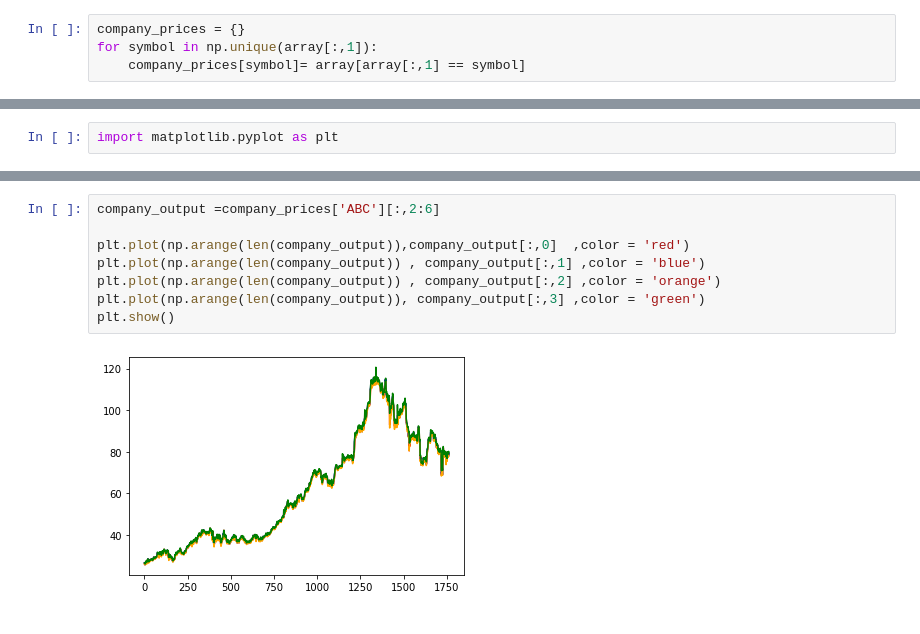
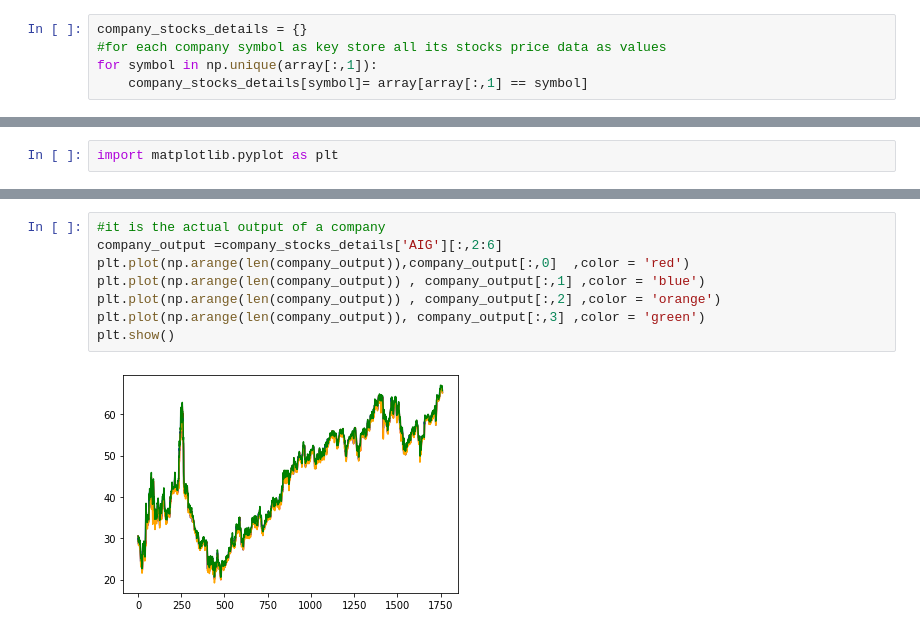
Before and after one commit to adarshkumar00/Asknbid_project, a Jupyter notebook: AsknBid_stocks_price_predict.ipynb, the cells around one changed output, grey strips where cells are left out. Drawn from its saved outputs; the diff is of its cells as text.

```diff
--- a/AsknBid_stocks_price_predict.ipynb
+++ b/AsknBid_stocks_price_predict.ipynb
@@ -62,5 +56,6 @@ df4.head()
 # %%
-company_prices = {}
+company_stocks_details = {}
+#for each company symbol as key store all its stocks price data as values
 for symbol in np.unique(array[:,1]):
-    company_prices[symbol]= array[array[:,1] == symbol]
+    company_stocks_details[symbol]= array[array[:,1] == symbol]
 # %%
@@ -222,10 +259,10 @@ print(company_output.shape)
 # %%
-company_output =company_prices['ABC'][:,2:6]
-
+#it is the actual output of a company
+company_output =company_stocks_details['AIG'][:,2:6]
 plt.plot(np.arange(len(company_output)),company_output[:,0]  ,color = 'red')
 plt.plot(np.arange(len(company_output)) , company_output[:,1] ,color = 'blue')
 plt.plot(np.arange(len(company_output)) , company_output[:,2] ,color = 'orange')
 plt.plot(np.arange(len(company_output)), company_output[:,3] ,color = 'green')
 plt.show()
 # %% [output]
-[figure, old version]
+[figure, new version]
```
Also changed, not shown: parts of 19 cells of this notebook.
